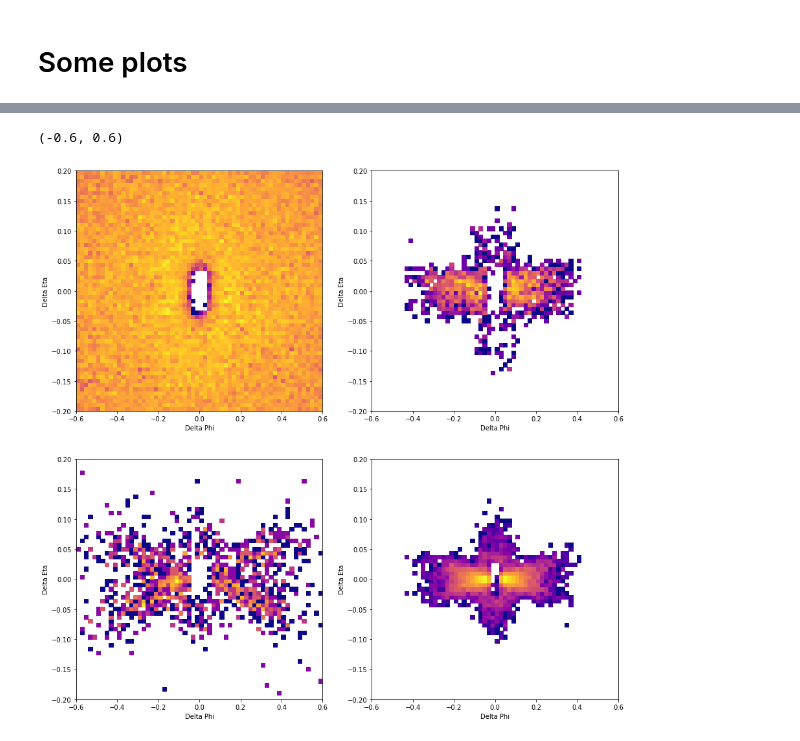
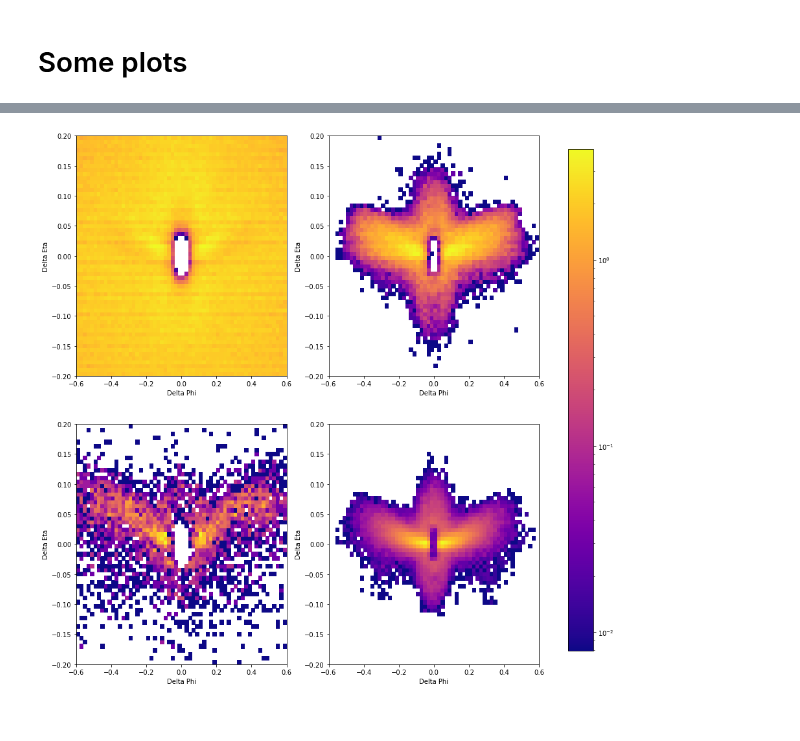
Before and after one commit to valsdav/DeepSuperCluster, a Jupyter notebook: SimpleDNN.ipynb, the cells around one changed output, grey strips where cells are left out. Cells and saved outputs as stored; diff of their text form; code cells hidden in the pictures.

```diff
--- a/SimpleDNN.ipynb
+++ b/SimpleDNN.ipynb
@@ -290,0 +279,3 @@ See the caveats in the documentation: http://pandas.pydata.org/pandas-docs/stabl
+# %%
+from keras.models import load_model
+model = load_model("models/model8_balanced.hd5")
@@ -290,0 +302,19 @@ See the caveats in the documentation: http://pandas.pydata.org/pandas-docs/stabl
+# %%
+datas_val = []
+
+for i in range(80, 120):
+    f = f"/eos/user/r/rdfexp/ecal/cluster/output_deepcluster_dumper/numpy_v3/clusters_data_{i}.pkl"
+    if not os.path.exists(f):
+        print("file not found: ", f)
+        continue
+    d = pickle.load(open(f, "rb"))
+    datas_val.append(d[(d.is_calo) & (d.is_seed == False)])
+
+data_val  = pd.concat(datas_val, ignore_index=True)
+
+cols = ["seed_eta", "seed_phi", "seed_iz","cluster_deta", "cluster_dphi", "en_seed", "en_cluster"]
+# %%
+data_val["y"] = model.predict(scaler.transform(data_val[cols].values), batch_size=2048)
+
+data_out = data_val[data_val.in_scluster== False]
+data_in = data_val[data_val.in_scluster == True]
@@ -291,5 +353,5 @@ See the caveats in the documentation: http://pandas.pydata.org/pandas-docs/stabl
 # %%
-tr = 0.95
+tr = 0.8
 data_out_0 = data_out[data_out.y < tr]
 data_out_1 = data_out[data_out.y > tr]
 data_in_0 = data_in[data_in.y < tr]
@@ -379,39 +397,40 @@ ax[0][1].set_xlim(-0.6,0.6)
 eta_min = 1
 eta_max = 2
 nbins = 60
-fig, ax = plt.subplots(2,2, figsize=(15,15))
-ax[0][0].hist2d(data_out_0[ (abs(data_out_0.seed_eta)> eta_min) & (abs(data_out_0.seed_eta)< eta_max) ].cluster_dphi,
+fig, ax = plt.subplots(2,2, figsize=(16,15))
+h2 = ax[0][0].hist2d(data_out_0[ (abs(data_out_0.seed_eta)> eta_min) & (abs(data_out_0.seed_eta)< eta_max) ].cluster_dphi,
                 data_out_0[ (abs(data_out_0.seed_eta)> eta_min) & (abs(data_out_0.seed_eta)< eta_max) ].cluster_deta,
                 density=True, bins=(nbins,nbins), range=((-0.6,0.6),(-0.2,0.2)), cmap="plasma", norm=colors.LogNorm())
 ax[0][1].hist2d(data_out_1[ (abs(data_out_1.seed_eta)> eta_min) & (abs(data_out_1.seed_eta)< eta_max) ].cluster_dphi,
                 data_out_1[ (abs(data_out_1.seed_eta)> eta_min) & (abs(data_out_1.seed_eta)< eta_max) ].cluster_deta,
                 density=True, bins=(nbins,nbins), range=((-0.6,0.6),(-0.2,0.2)), cmap="plasma", norm=colors.LogNorm())
 ax[1][0].hist2d(data_in_0[ (abs(data_in_0.seed_eta)> eta_min) & (abs(data_in_0.seed_eta)< eta_max) ].cluster_dphi,
                 data_in_0[ (abs(data_in_0.seed_eta)> eta_min) & (abs(data_in_0.seed_eta)< eta_max) ].cluster_deta,
                 density=True, bins=(nbins,nbins), range=((-0.6,0.6),(-0.2,0.2)), cmap="plasma", norm=colors.LogNorm())
 ax[1][1].hist2d(data_in_1[ (abs(data_in_1.seed_eta)> eta_min) & (abs(data_in_1.seed_eta)< eta_max) ].cluster_dphi,
                 data_in_1[ (abs(data_in_1.seed_eta)> eta_min) & (abs(data_in_1.seed_eta)< eta_max) ].cluster_deta,
                 density=True, bins=(nbins,nbins), range=((-0.6,0.6),(-0.2,0.2)), cmap="plasma", norm=colors.LogNorm())
 ax[0][0].set_ylabel("Delta Eta")
 ax[0][0].set_xlabel("Delta Phi")
 ax[1][0].set_ylabel("Delta Eta")
 ax[1][0].set_xlabel("Delta Phi")
 ax[0][1].set_ylabel("Delta Eta")
 ax[0][1].set_xlabel("Delta Phi")
 ax[1][1].set_ylabel("Delta Eta")
 ax[1][1].set_xlabel("Delta Phi")
 
 ax[1][0].set_ylim(-0.2, 0.2)
 ax[1][0].set_xlim(-0.6,0.6)
 ax[0][0].set_ylim(-0.2, 0.2)
 ax[0][0].set_xlim(-0.6,0.6)
 ax[1][1].set_ylim(-0.2, 0.2)
 ax[1][1].set_xlim(-0.6,0.6)
 ax[0][1].set_ylim(-0.2, 0.2)
 ax[0][1].set_xlim(-0.6,0.6)
+
+cbar = fig.colorbar(h2[-1], ax=ax.ravel().tolist(), shrink=0.95)
 # %% [output]
-(-0.6, 0.6)
-[figure, old version]
+[figure, new version]
 # %%
 eta_min = 2
 eta_max = 3
```
Also changed, not shown: parts of 39 cells of this notebook, 2 other files.
